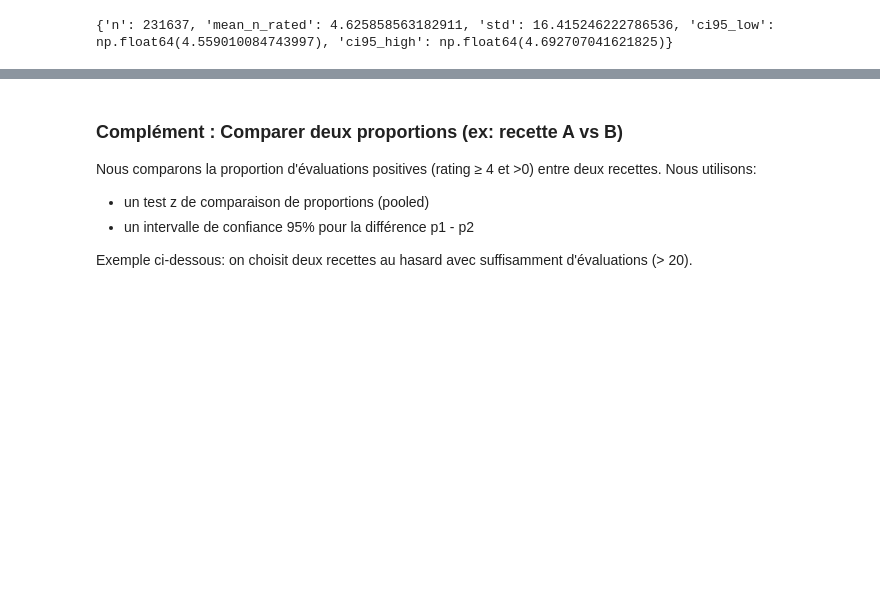
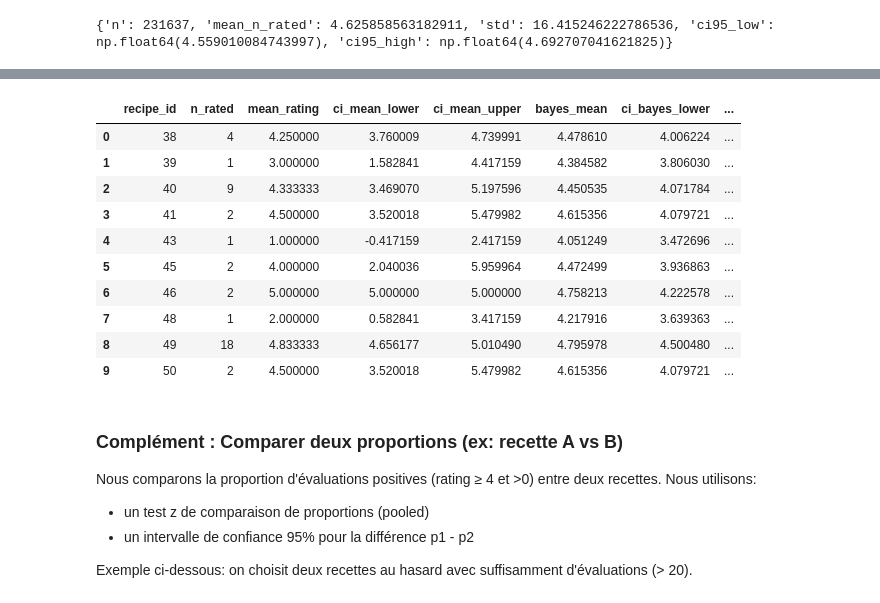
Before and after one commit to Hugosh71/Projet_Mangetamain, a Jupyter notebook: notebooks/EDA_Rating_Mourad.ipynb, the cells around one changed output, grey strips where cells are left out. Drawn from its saved outputs; the diff is of its cells as text; code cells hidden in the pictures; blank space fills up the shorter version.

```diff
--- a/notebooks/EDA_Rating_Mourad.ipynb
+++ b/notebooks/EDA_Rating_Mourad.ipynb
@@ -531,3 +539,76 @@ print({
+# %%
+# Formule: xbar ± z * s / sqrt(n)
+# - xbar: moyenne observée (mean_rating ou bayes_mean)
+# - s: écart-type empirique des notes réelles (>0) pour la recette
+# - n: nombre d'évaluations réelles (n_rated)
+# - z: valeur critique pour le niveau de confiance (1.96 pour 95%)
+
+CONF_LEVEL = 0.95
+Z = z_from_confidence(CONF_LEVEL)
+
+# 1) Calcul de l'écart-type par recette (sur ratings > 0)
+rating_stats = (
+    interactions.loc[interactions['rating'] > 0]
+    .groupby('recipe_id')
+    .agg(
+        std_rating=('rating', lambda s: float(np.std(s.astype(float), ddof=1)) if s.shape[0] > 1 else np.nan),
+        n_rated=('rating', 'count')
+    )
+    .reset_index()
+)
+
+# 2) Fusion avec la table agrégée `agg` pour obtenir mean_rating et bayes_mean si présent
+#    On renomme le count en n_rated_ci pour éviter toute collision et fiabiliser l'ordre d'exécution
+agg = agg.merge(
+    rating_stats.rename(columns={'n_rated': 'n_rated_ci'}),
+    on='recipe_id', how='left'
+)
+
+# Écart-type global des notes réelles (utilisé en fallback et pour l'IC bayésien)
+ratings_real = interactions.loc[interactions['rating'] > 0, 'rating'].astype(float)
+sigma_global = float(np.std(ratings_real, ddof=1)) if ratings_real.shape[0] > 1 else np.nan
+try:
+    alpha_for_ci = float(alpha)
+except Exception:
+    alpha_for_ci = 5.0
+
+# 3) IC pour mean_rating (fallback global quand n_rated_ci=1 ou std manquante)
+with np.errstate(invalid='ignore', divide='ignore'):
+    se_mean_initial = agg['std_rating'] / np.sqrt(agg['n_rated_ci'].where(agg['n_rated_ci']>0, np.nan))
+    fallback_mask = (~np.isfinite(se_mean_initial)) | (agg['n_rated_ci'] == 1)
+    se_mean = se_mean_initial.where(~fallback_mask, sigma_global / np.sqrt(agg['n_rated_ci'].clip(lower=1)))
+
+agg['ci_mean_lower'] = agg['mean_rating'] - Z * se_mean
+agg['ci_mean_upper'] = agg['mean_rating'] + Z * se_mean
+
+# Pas d'IC si n_rated_ci < 1 (aucune note réelle)
+mask_n0 = agg['n_rated_ci'] < 1
+agg.loc[mask_n0, ['ci_mean_lower', 'ci_mean_upper']] = np.nan
+
+# 4) IC pour bayes_mean: SE ≈ sigma_global / sqrt(n + alpha)
+if 'bayes_mean' in agg.columns:
+    with np.errstate(invalid='ignore', divide='ignore'):
+        se_bayes = sigma_global / np.sqrt(agg['n_rated_ci'].clip(lower=0) + alpha_for_ci)
+    agg['ci_bayes_lower'] = agg['bayes_mean'] - Z * se_bayes
+    agg['ci_bayes_upper'] = agg['bayes_mean'] + Z * se_bayes
+
+# Aperçu
+cols_preview = ['recipe_id','n_rated','mean_rating','ci_mean_lower','ci_mean_upper']
+if 'bayes_mean' in agg.columns:
+    cols_preview += ['bayes_mean','ci_bayes_lower','ci_bayes_upper']
+display(agg[cols_preview].head(10))
+# %% [output]
+|  | recipe_id | n_rated | mean_rating | ci_mean_lower | ci_mean_upper | bayes_mean | ci_bayes_lower | ... |
+| 0 | 38 | 4 | 4.250000 | 3.760009 | 4.739991 | 4.478610 | 4.006224 | ... |
+| 1 | 39 | 1 | 3.000000 | 1.582841 | 4.417159 | 4.384582 | 3.806030 | ... |
+| 2 | 40 | 9 | 4.333333 | 3.469070 | 5.197596 | 4.450535 | 4.071784 | ... |
+| 3 | 41 | 2 | 4.500000 | 3.520018 | 5.479982 | 4.615356 | 4.079721 | ... |
+| 4 | 43 | 1 | 1.000000 | -0.417159 | 2.417159 | 4.051249 | 3.472696 | ... |
+| 5 | 45 | 2 | 4.000000 | 2.040036 | 5.959964 | 4.472499 | 3.936863 | ... |
+| 6 | 46 | 2 | 5.000000 | 5.000000 | 5.000000 | 4.758213 | 4.222578 | ... |
+| 7 | 48 | 1 | 2.000000 | 0.582841 | 3.417159 | 4.217916 | 3.639363 | ... |
+| 8 | 49 | 18 | 4.833333 | 4.656177 | 5.010490 | 4.795978 | 4.500480 | ... |
+| 9 | 50 | 2 | 4.500000 | 3.520018 | 5.479982 | 4.615356 | 4.079721 | ... |
 # %% [markdown]
 ### Complément : Comparer deux proportions (ex: recette A vs B)
 
```
Also changed, not shown: parts of 8 cells of this notebook, 7 other files.
